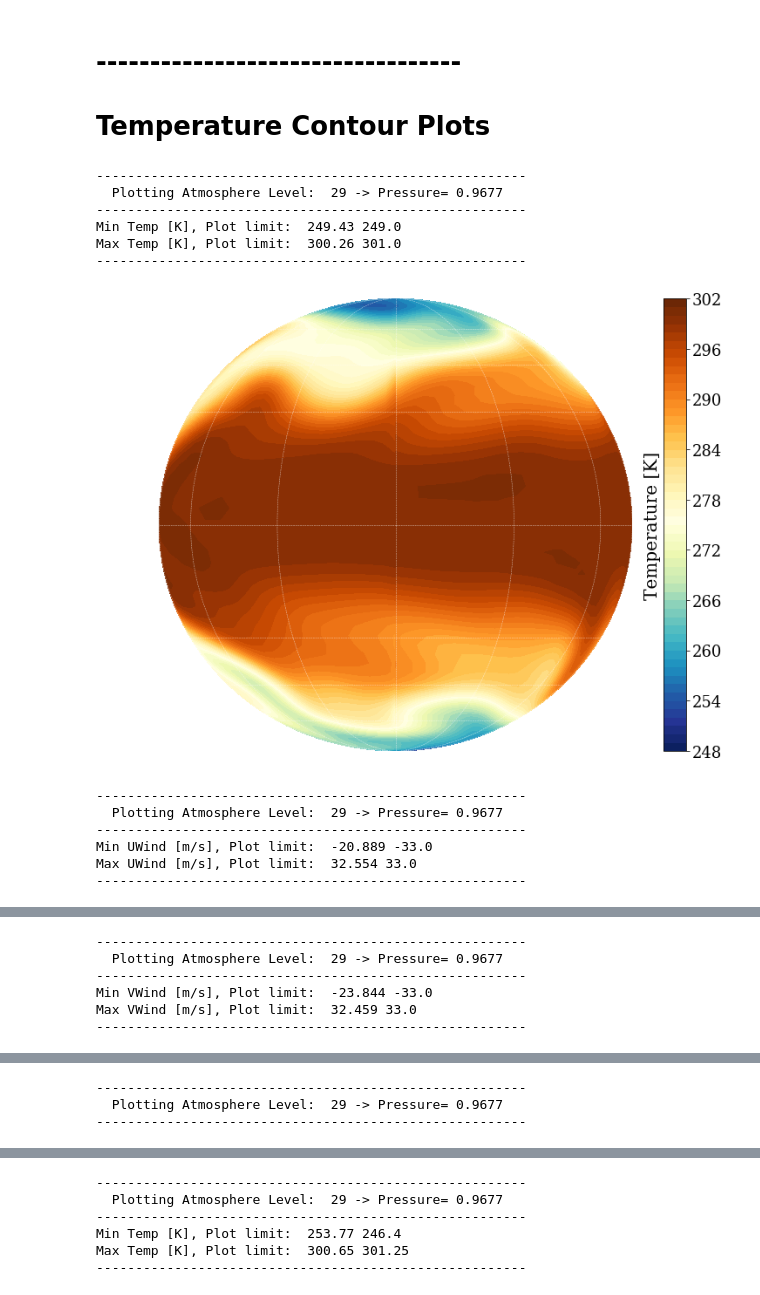
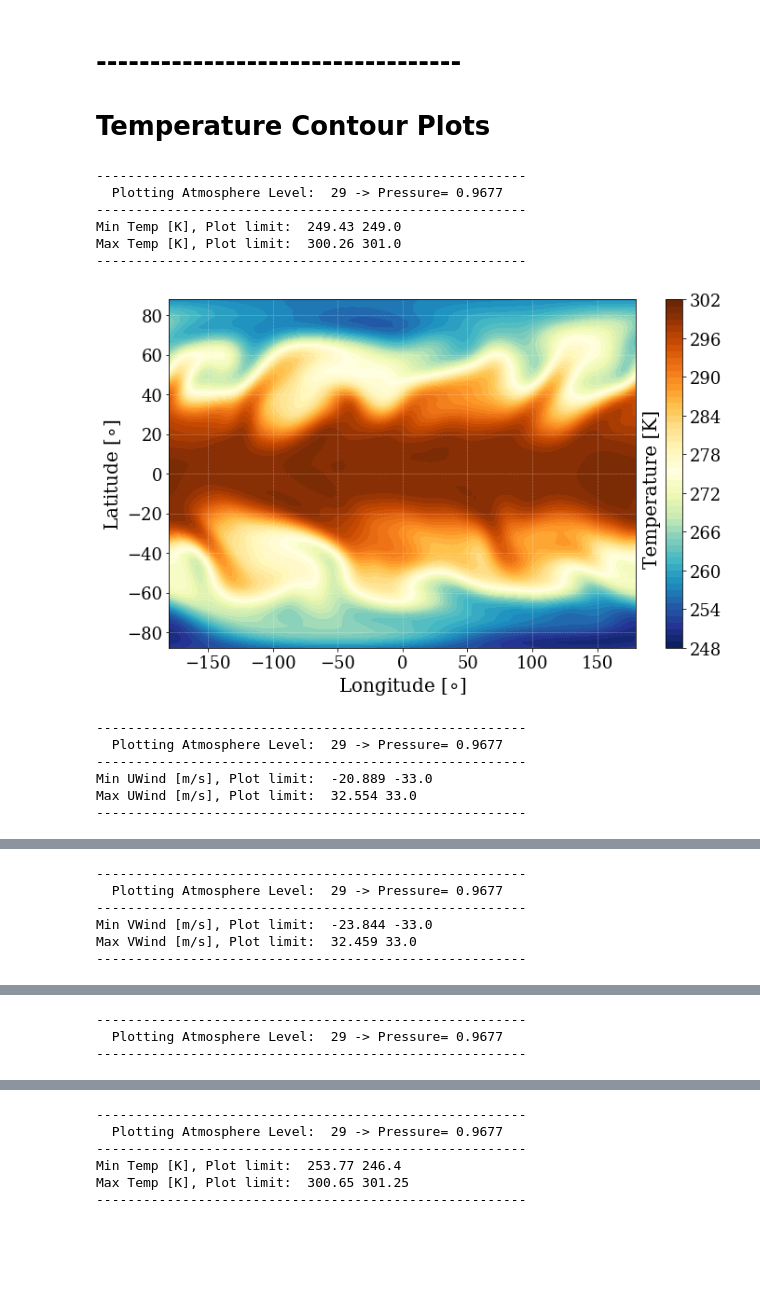
Before and after one commit to emily-rauscher/GCM_plots, a Jupyter notebook: PLOTS.ipynb, the cells around one changed output, grey strips where cells are left out. Cells and saved outputs as stored; diff of their text form; code cells hidden in the pictures; blank space fills up the shorter version.

Commit message:
plotting updates from group meeting

```diff
--- a/PLOTS.ipynb
+++ b/PLOTS.ipynb
@@ -38,44 +38,44 @@ units_a=1           #1=degrees, 0=radians, lat lon units. INPUT is already in de
 units_t=0           #0=Kelvin, 1=Celsius, 2=Farhenheit - FOR plot=0 only
 units_w=0           #0=m/s 1=km/s 2=mph, FOR plot=1 or =2 only
 
-ortho=True         #orthographic projection
-latcenter=0.0       #center of plot in degrees, ONLY WORKS FOR ORTHO=True
+ortho=False         #orthographic projection
+latcenter=20.0       #center of plot in degrees, ONLY WORKS FOR ORTHO=True
 loncenter=0.0
 
-savefig=False
+savefig=True
 savename=path+runname+'/TEMPS'+str(int(lev))+'_ortho.pdf'
 
 ver=True           #verbose output, PLOTS AND TEXT
 
 cbarL=0.0 #useful for multiple plots --- force lower limit of colorbars. SET 0 otherwise
 cbarM=0.0 #useful for multiple plots --- force upper limit of colorbars
 ex=1           # if you want to extend the colorbar. Default is 1 for temperature
 cbar_even=True #for Winds, center colorbar so that 0 is middle.
 ncolors=0  #0,sets so that each color step =1 in whatever units. otherwise =multiple of that
 
 %matplotlib inline
 igcm_Plot(plot,lon_arr,lat_arr,p_BAR,data_26,lev,latcenter,loncenter,ex,units_a,units_t,units_w,
           savefig,savename,ortho,ver,cbarL,cbarM,cbar_even,ncolors,vfrac)
 
 plot=1
 igcm_Plot(plot,lon_arr,lat_arr,p_BAR,data_26,lev,latcenter,loncenter,ex,units_a,units_t,units_w,
           savefig,savename,ortho,ver,cbarL,cbarM,cbar_even,ncolors,vfrac)
 
 plot=2
 igcm_Plot(plot,lon_arr,lat_arr,p_BAR,data_26,lev,latcenter,loncenter,ex,units_a,units_t,units_w,
           savefig,savename,ortho,ver,cbarL,cbarM,cbar_even,ncolors,vfrac)
 
 plot=3
 igcm_Plot(plot,lon_arr,lat_arr,p_BAR,data_26,lev,latcenter,loncenter,ex,units_a,units_t,units_w,
           savefig,savename,ortho,ver,cbarL,cbarM,cbar_even,ncolors,vfrac)
 # %% [output]
 -------------------------------------------------------
   Plotting Atmosphere Level:  29 -> Pressure= 0.9677
 -------------------------------------------------------
 Min Temp [K], Plot limit:  249.43 249.0
 Max Temp [K], Plot limit:  300.26 301.0
 -------------------------------------------------------
-[figure, old version]
+[figure, new version]
 -------------------------------------------------------
   Plotting Atmosphere Level:  29 -> Pressure= 0.9677
 -------------------------------------------------------
```
Also changed, not shown: parts of 2 cells of this notebook, 1 other file.
